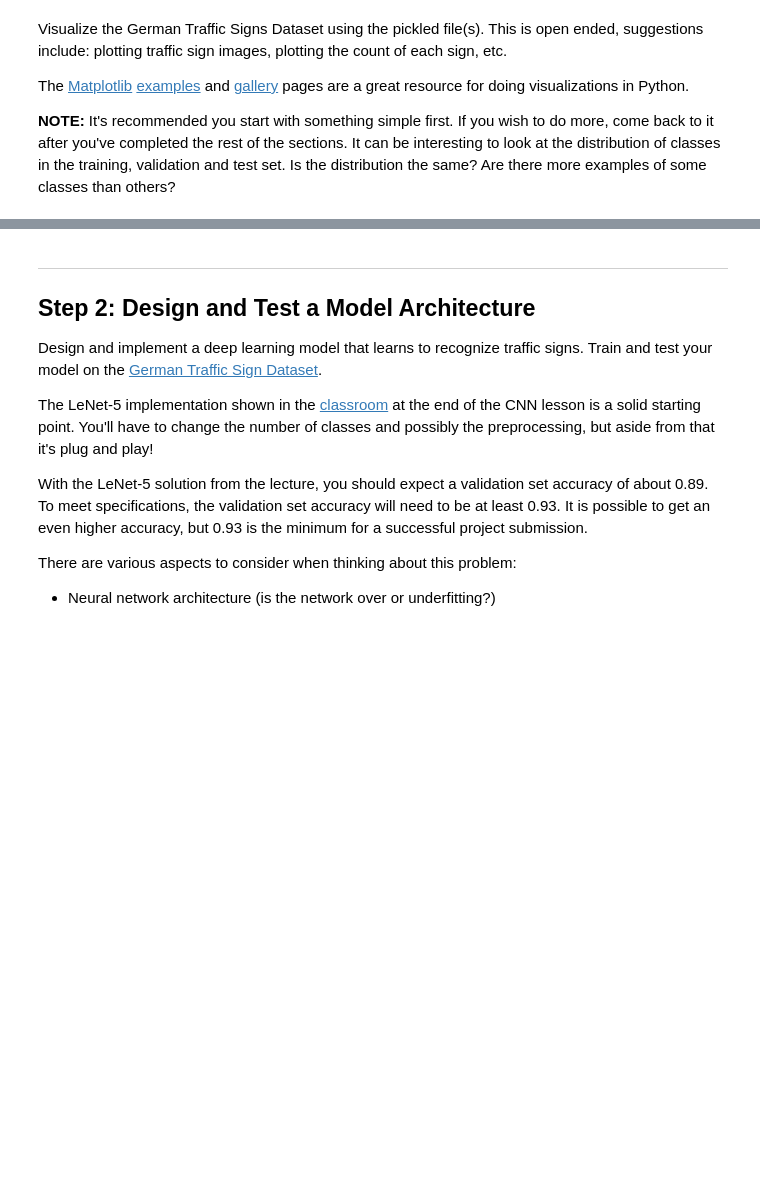
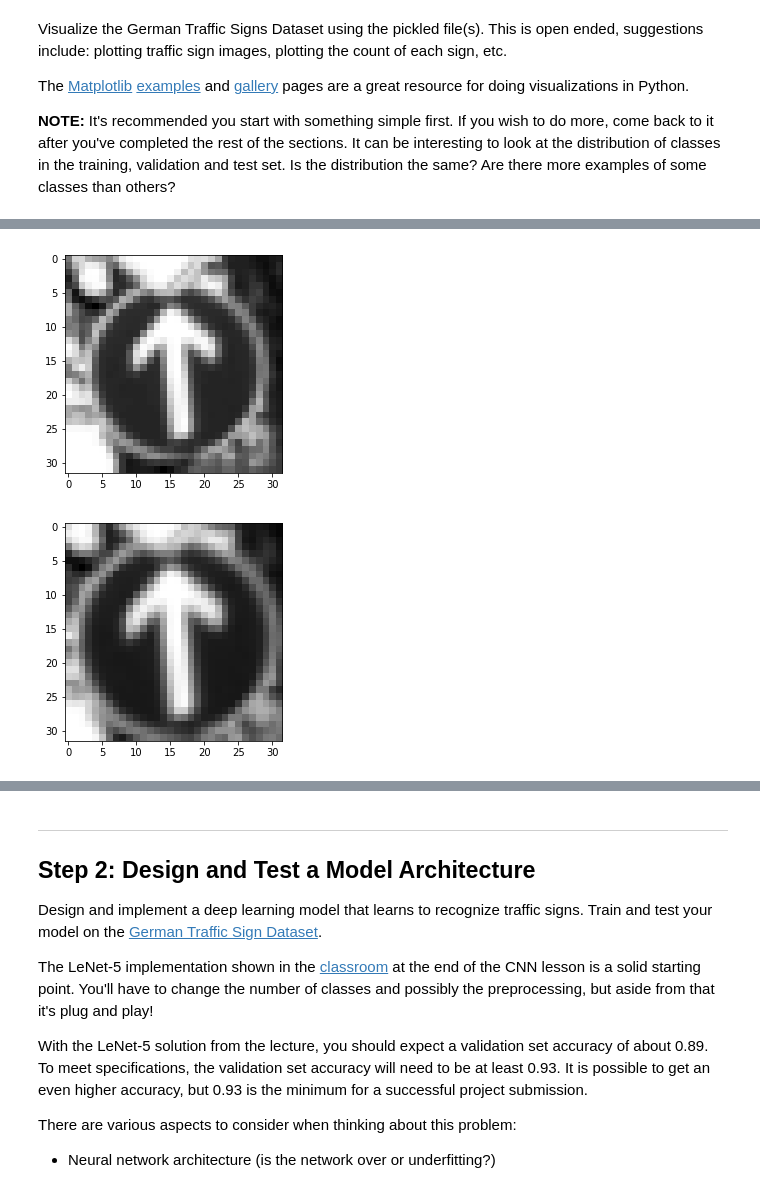
Before and after one commit to marcengeler/TrafficSigns_P2, a Jupyter notebook: Traffic_Sign_Classifier.ipynb, the cells around one changed output, grey strips where cells are left out. Saved outputs shown, nothing was run; the diff lists cells and outputs as text; code cells hidden in the pictures; blank space fills up the shorter version.

```diff
--- a/Traffic_Sign_Classifier.ipynb
+++ b/Traffic_Sign_Classifier.ipynb
@@ -100,0 +130,22 @@ X_valid = np.sum(X_valid/3, axis=3, keepdims = True)
+# %%
+def scaling(img):
+    h,w,_ = img.shape
+
+    scale_max = 5
+    ds = np.random.randint(-scale_max, scale_max)
+    G = np.float32([[ds,ds],[h-ds,ds],[ds,w-ds],[h-ds,w-ds]])
+    G0 = np.float32([[0,0],[h,0],[0,w],[h,w]])
+    M = cv2.getPerspectiveTransform(G, G0)
+
+    warped = cv2.warpPerspective(img, M, (w,h), borderValue=128)
+    return warped[:,:,np.newaxis]
+
+test_img = X_train[20000]
+test_trans = scaling(test_img)
+plt.imshow(test_img.squeeze(), cmap='gray')
+plt.show()
+plt.imshow(test_trans.squeeze(), cmap='gray')
+plt.show()
+# %% [output]
+[figure, added]
+[figure, added]
```
Also changed, not shown: parts of 9 cells of this notebook, 1 other file.
